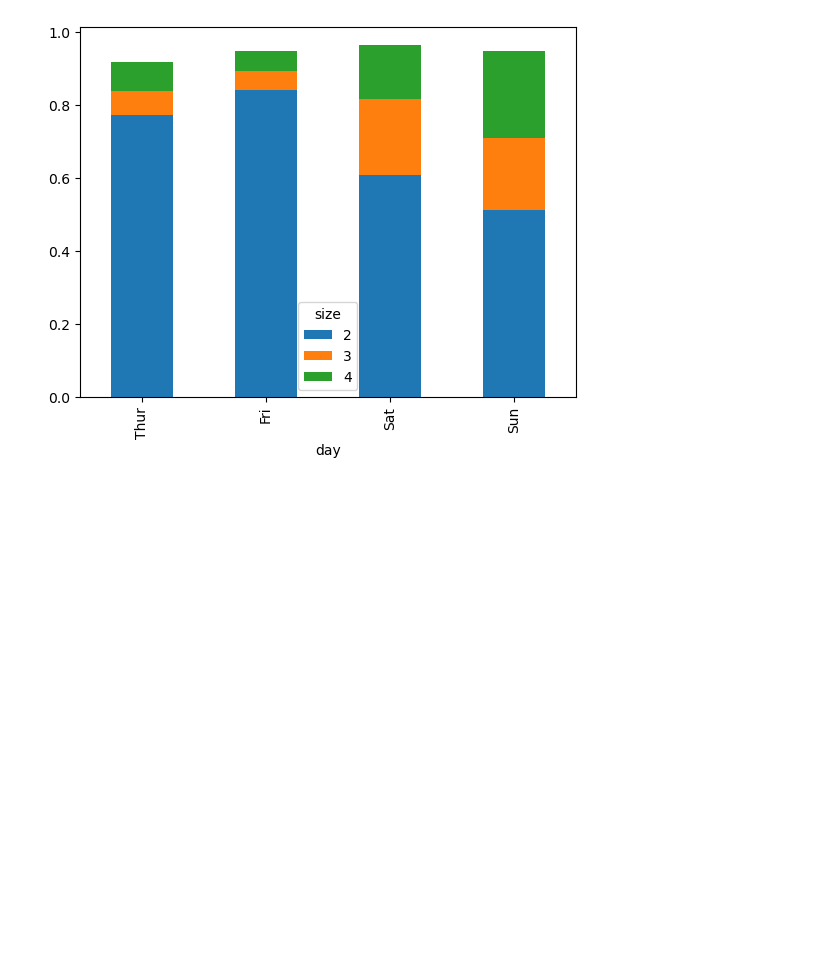
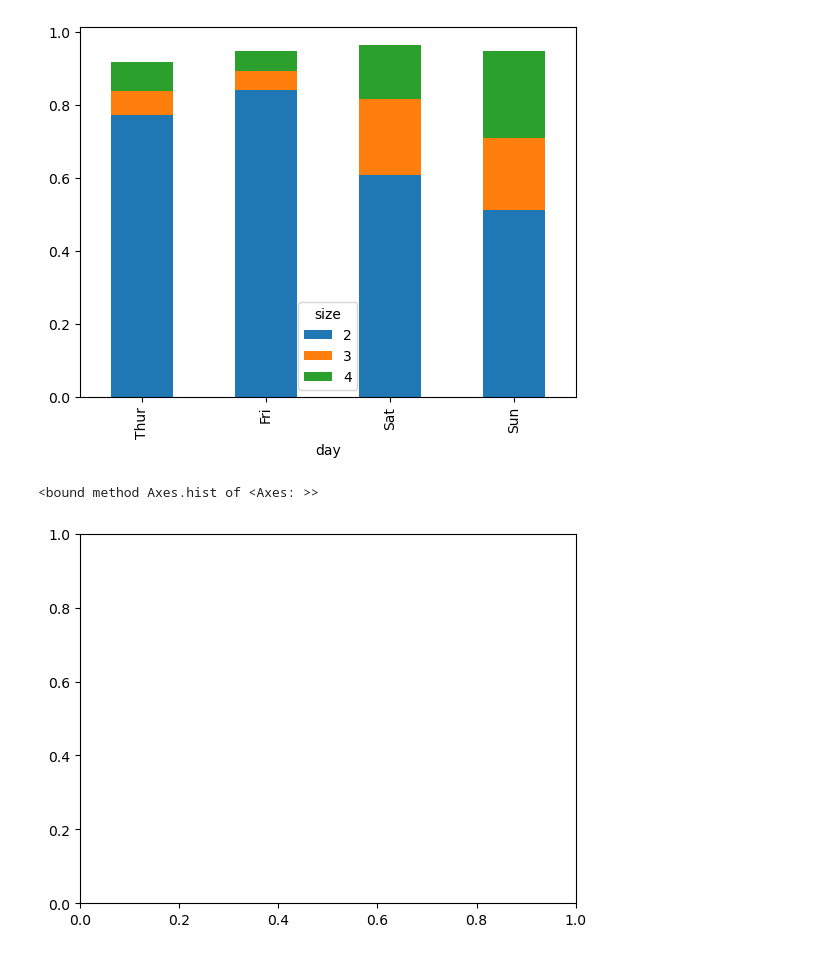
Before and after one commit to umais2005/Learning-Data_Analysis, a Jupyter notebook: Learning Data Analysis.ipynb, the cells around one changed output. Drawn from its saved outputs; the diff is of its cells as text; code cells hidden in the pictures; blank space fills up the shorter version.

```diff
--- a/Learning Data Analysis.ipynb
+++ b/Learning Data Analysis.ipynb
@@ -565,3 +565,10 @@ days_size.plot.bar(stacked=True)
 # %% [output]
 <Axes: xlabel='day'>
 [figure]
+# %%
+financial_data= pd.read_csv("examples/spx.csv")
+fig, ax = plt.subplots()
+ax.
+# %% [output]
+<bound method Axes.hist of <Axes: >>
+[figure, added]
```
